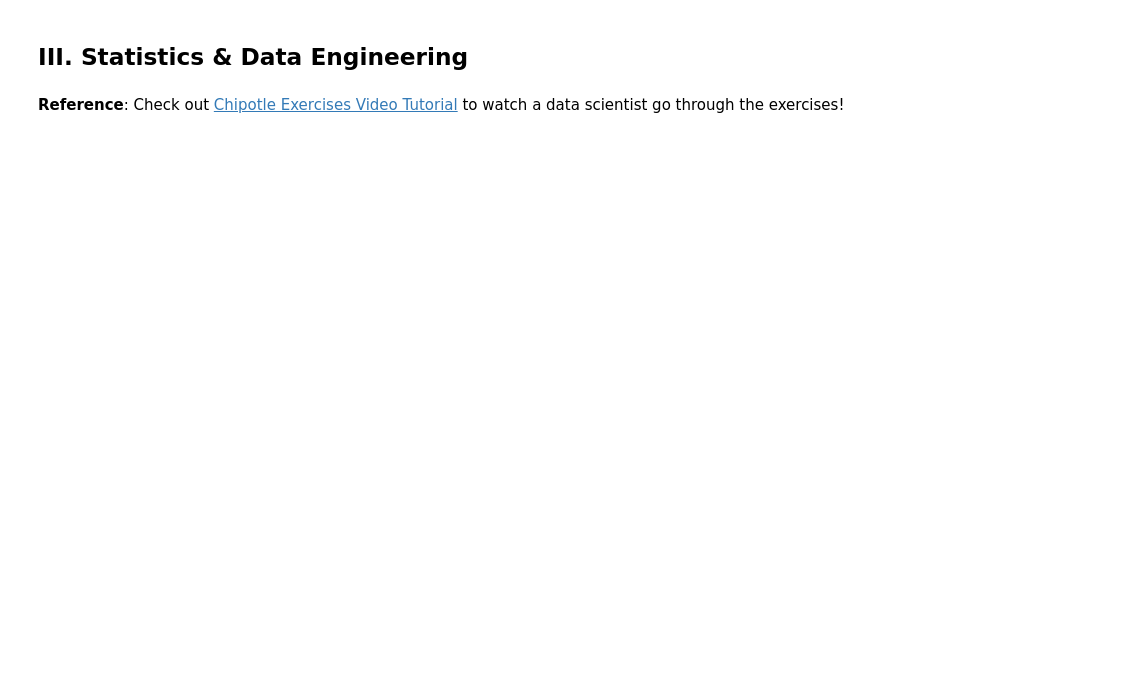
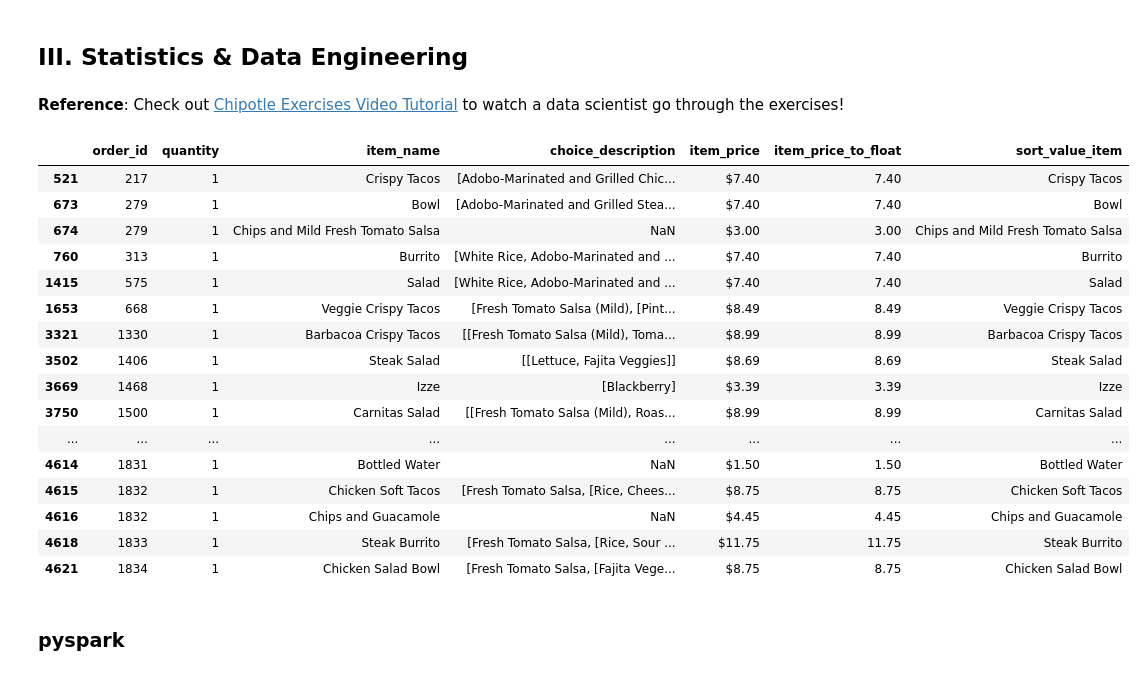
Before and after one commit to honghanhh/mci_python_31_level_1, a Jupyter notebook: Live Slides/Live Lecture 6/DAT_Live_Lecture_06-Copy1.ipynb, the cells around one changed output. Cells and saved outputs as stored; diff of their text form; code cells hidden in the pictures; blank space fills up the shorter version.

```diff
--- a/Live Slides/Live Lecture 6/DAT_Live_Lecture_06-Copy1.ipynb
+++ b/Live Slides/Live Lecture 6/DAT_Live_Lecture_06-Copy1.ipynb
@@ -34,3 +37,3 @@ chipo = pd.read_csv(url,sep='\t')
 # %%
-chip = pd.read_csv(url, delimiter = '\t')
-chip0
+chipo = pd.read_csv(url, delimiter = '\t')
+chipo
@@ -465,0 +557,5 @@ chipo.head()
+# %%
+pd.options.display.max_rows = None
+pd.options.display.max_columns = None
+df = chipo.groupby(['item_name','choice_description']).item_price_to_float.mean().to_frame().reset_index()
+df
@@ -476,2 +605,24 @@ chipo.head()
 # %% [markdown]
 **Reference**: Check out [Chipotle Exercises Video Tutorial](https://www.youtube.com/watch?v=lpuYZ5EUyS8&list=PLgJhDSE2ZLxaY_DigHeiIDC1cD09rXgJv&index=2) to watch a data scientist go through the exercises!
+# %%
+chipo.drop_duplicates(subset=['item_name'],keep = 'last')
+# %% [output]
+|  | order_id | quantity | item_name | choice_description | item_price | item_price_to_float | sort_value_item |
+| 521 | 217 | 1 | Crispy Tacos | [Adobo-Marinated and Grilled Chic... | $7.40 | 7.40 | Crispy Tacos |
+| 673 | 279 | 1 | Bowl | [Adobo-Marinated and Grilled Stea... | $7.40 | 7.40 | Bowl |
+| 674 | 279 | 1 | Chips and Mild Fresh Tomato Salsa | NaN | $3.00 | 3.00 | Chips and Mild Fresh Tomato Salsa |
+| 760 | 313 | 1 | Burrito | [White Rice, Adobo-Marinated and ... | $7.40 | 7.40 | Burrito |
+| 1415 | 575 | 1 | Salad | [White Rice, Adobo-Marinated and ... | $7.40 | 7.40 | Salad |
+| 1653 | 668 | 1 | Veggie Crispy Tacos | [Fresh Tomato Salsa (Mild), [Pint... | $8.49 | 8.49 | Veggie Crispy Tacos |
+| 3321 | 1330 | 1 | Barbacoa Crispy Tacos | [[Fresh Tomato Salsa (Mild), Toma... | $8.99 | 8.99 | Barbacoa Crispy Tacos |
+| 3502 | 1406 | 1 | Steak Salad | [[Lettuce, Fajita Veggies]] | $8.69 | 8.69 | Steak Salad |
+| 3669 | 1468 | 1 | Izze | [Blackberry] | $3.39 | 3.39 | Izze |
+| 3750 | 1500 | 1 | Carnitas Salad | [[Fresh Tomato Salsa (Mild), Roas... | $8.99 | 8.99 | Carnitas Salad |
+| ... | ... | ... | ... | ... | ... | ... | ... |
+| 4614 | 1831 | 1 | Bottled Water | NaN | $1.50 | 1.50 | Bottled Water |
+| 4615 | 1832 | 1 | Chicken Soft Tacos | [Fresh Tomato Salsa, [Rice, Chees... | $8.75 | 8.75 | Chicken Soft Tacos |
+| 4616 | 1832 | 1 | Chips and Guacamole | NaN | $4.45 | 4.45 | Chips and Guacamole |
+| 4618 | 1833 | 1 | Steak Burrito | [Fresh Tomato Salsa, [Rice, Sour ... | $11.75 | 11.75 | Steak Burrito |
+| 4621 | 1834 | 1 | Chicken Salad Bowl | [Fresh Tomato Salsa, [Fajita Vege... | $8.75 | 8.75 | Chicken Salad Bowl |
+# %% [markdown]
+### pyspark
```
Also changed, not shown: parts of 16 cells of this notebook.
